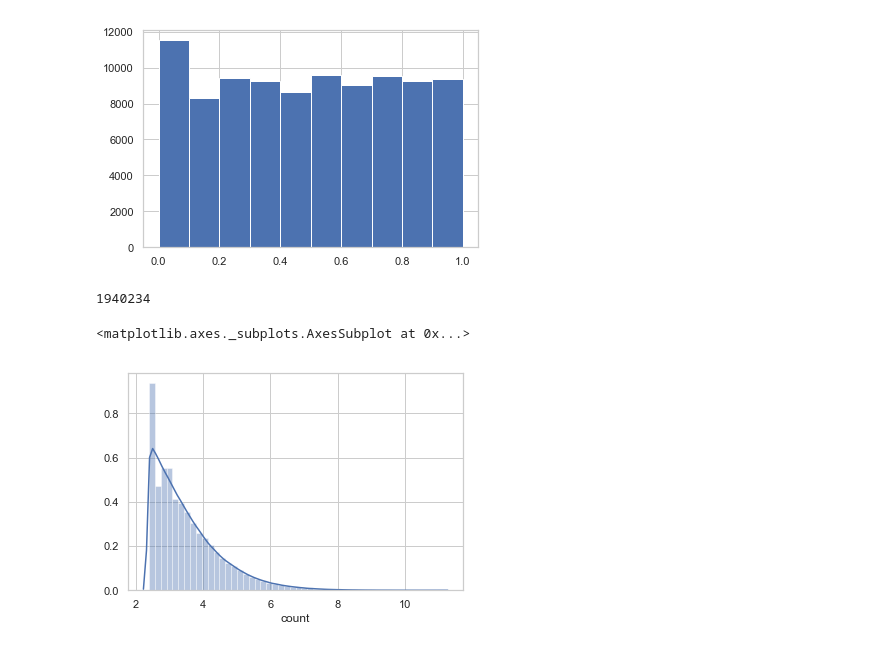
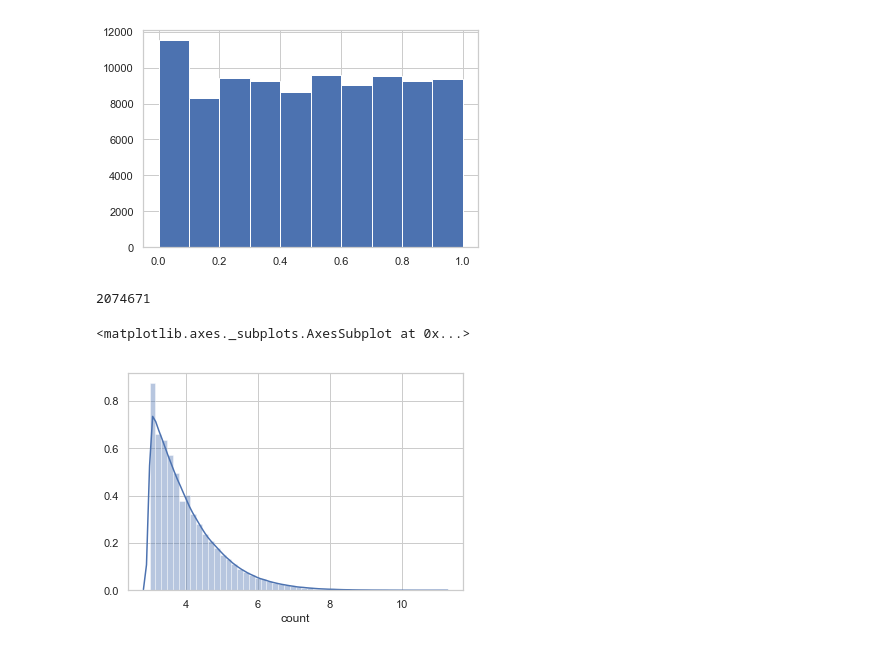
Before and after one commit to davidmcclure/news-vec, a Jupyter notebook: notebooks/18-article-counts.ipynb, the cells around one changed output. Drawn from its saved outputs; the diff is of its cells as text; code cells hidden in the pictures.

Commit message:
Count / SL plotting.

```diff
--- a/notebooks/18-article-counts.ipynb
+++ b/notebooks/18-article-counts.ipynb
@@ -191,11 +191,11 @@ _ = plt.hist(nyt[nyt['count'] > 10]['count'].rank(method='min', pct=True), bins=
 # %% [output]
 [figure]
 # %%
-len(df[df['count'] > 10])
+len(df[df['count'] >= 10])
 # %% [output]
-1940234
+2074671
 # %%
-sns.distplot(np.log(df[df['count'] > 10]['count']))
+sns.distplot(np.log(df[df['count'] >= 20]['count']))
 # %% [output]
 <matplotlib.axes._subplots.AxesSubplot at 0x...>
-[figure, old version]
+[figure, new version]
```
Also changed, not shown: 2 other files.
